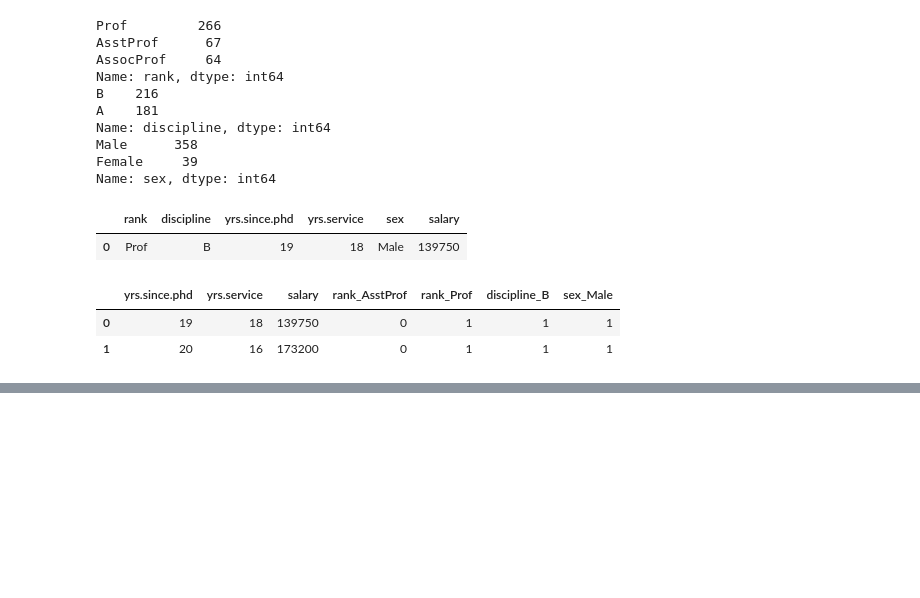
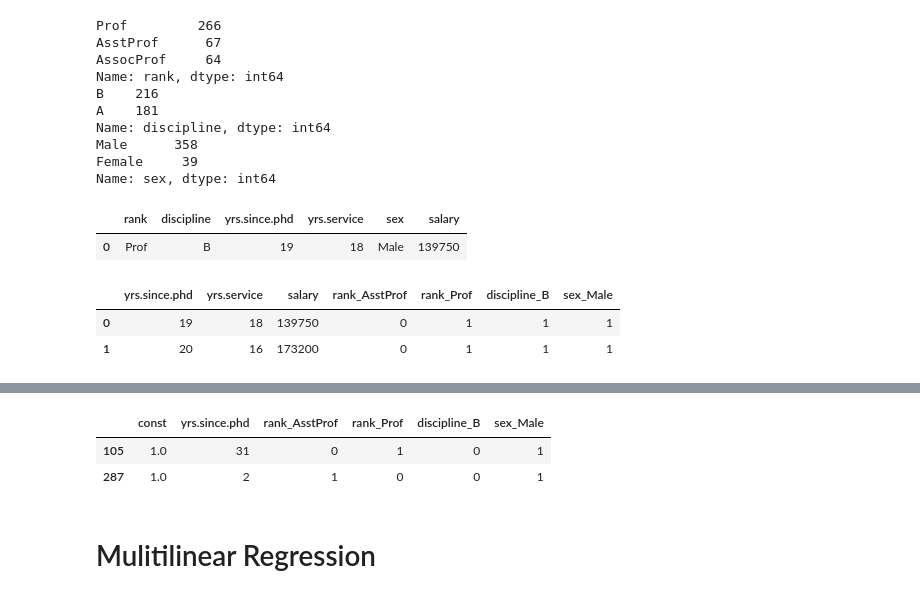
Before and after one commit to TimoCodez/Python-BIA, a Jupyter notebook: Multilinear_Regression.ipynb, the cells around one changed output, grey strips where cells are left out. Saved outputs shown, nothing was run; the diff lists cells and outputs as text; code cells hidden in the pictures; blank space fills up the shorter version.

```diff
--- a/Multilinear_Regression.ipynb
+++ b/Multilinear_Regression.ipynb
@@ -113,0 +135,13 @@ df.head(2)
+# %%
+#training and Test set
+from sklearn.model_selection import train_test_split
+X_train, X_test, y_train, y_test = train_test_split(X, y,
+                                                    test_size = 0.2,
+                                                    random_state = 1502)
+X_train.head(2)
+# %% [output]
+|  | const | yrs.since.phd | rank_AsstProf | rank_Prof | discipline_B | sex_Male |
+| 105 | 1.0 | 31 | 0 | 1 | 0 | 1 |
+| 287 | 1.0 | 2 | 1 | 0 | 0 | 1 |
+# %% [markdown]
+# Mulitilinear Regression
```
Also changed, not shown: parts of 7 cells of this notebook.
